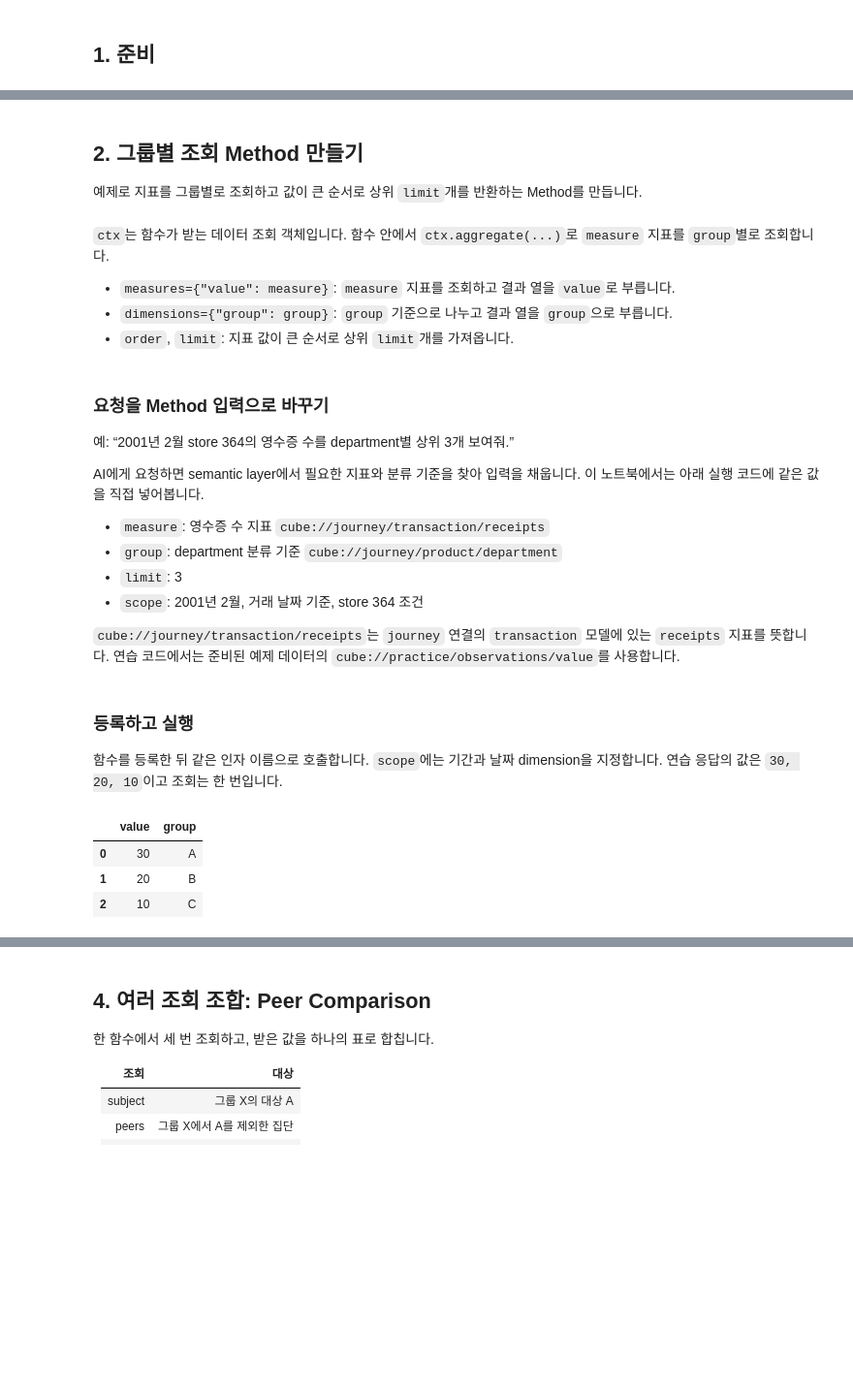
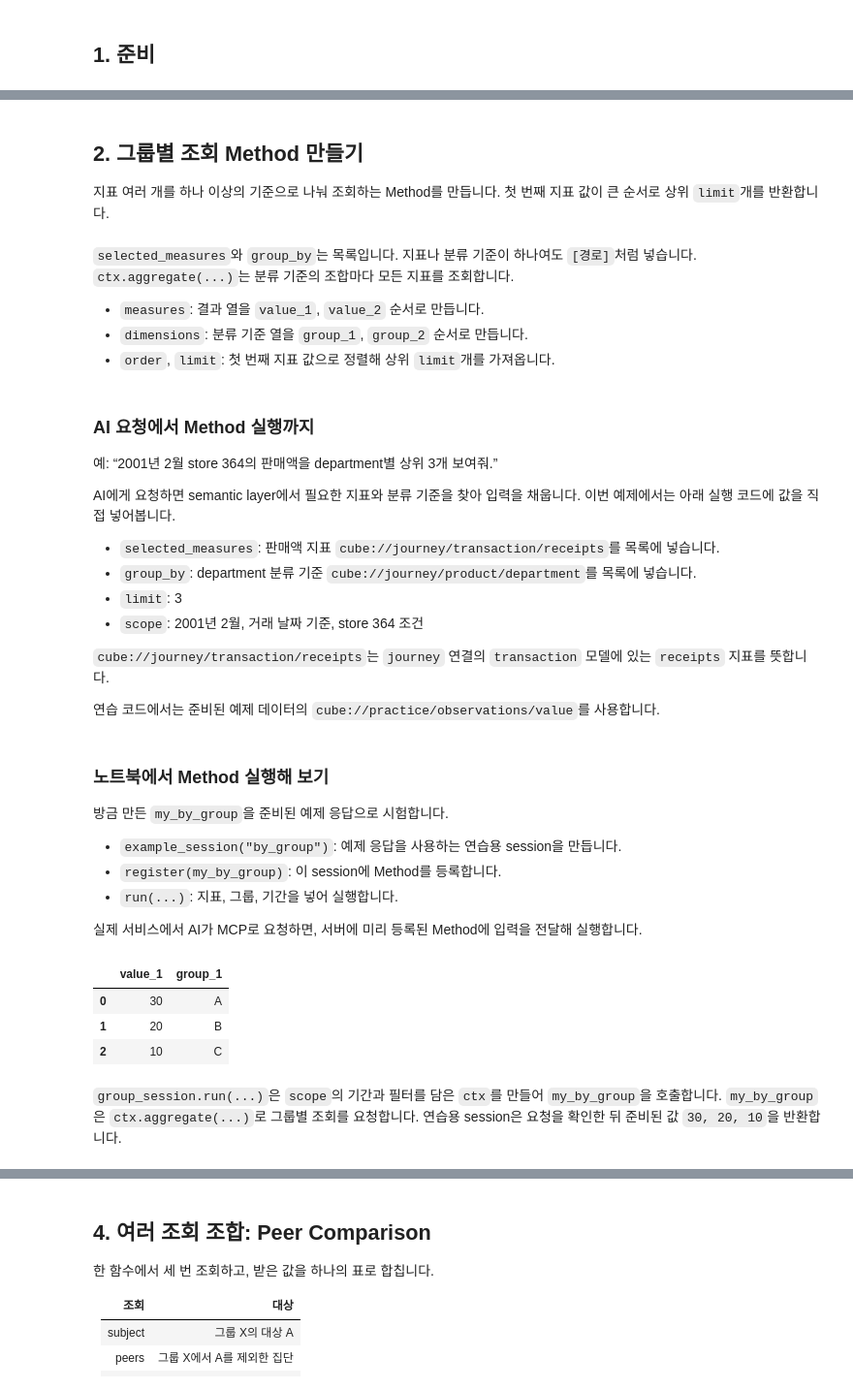
Before and after one commit to haechangcho/decision-layer, a Jupyter notebook: examples/methods/patterns/write_your_method.ko.ipynb, the cells around one changed output, grey strips where cells are left out. Shown at 97% size. Cells and saved outputs as stored; diff of their text form; code cells hidden in the pictures; blank space fills up the shorter version.

Commit message:
Refine bilingual Method workshop with multi-field examples

```diff
--- a/examples/methods/patterns/write_your_method.ko.ipynb
+++ b/examples/methods/patterns/write_your_method.ko.ipynb
@@ -35,65 +43,75 @@ def show_table(data):
 # %% [markdown]
 ## 2. 그룹별 조회 Method 만들기
 
-예제로 지표를 그룹별로 조회하고 값이 큰 순서로 상위 `limit`개를 반환하는 Method를 만듭니다.
+지표 여러 개를 하나 이상의 기준으로 나눠 조회하는 Method를 만듭니다. 첫 번째 지표 값이 큰 순서로 상위 `limit`개를 반환합니다.
 # %%
 @method("workshop.by_group", version="1.0.0", interpretation="descriptive")
-async def my_by_group(ctx, *, measure: Measure, group: Dimension,
-                          limit: int = 3) -> Table:
+async def my_by_group(ctx, *, selected_measures: list[Measure],
+                      group_by: list[Dimension], limit: int = 3) -> Table:
     data = await ctx.aggregate(
-        measures={"value": measure},
-        dimensions={"group": group},
-        order=[(measure, "desc")],
+        measures={f"value_{i}": ref for i, ref in enumerate(selected_measures, 1)},
+        dimensions={f"group_{i}": ref for i, ref in enumerate(group_by, 1)},
+        order=[(selected_measures[0], "desc")],
         limit=limit,
     )
     return Table.from_dataset(data, require_non_empty=True)
 # %% [markdown]
-`ctx`는 함수가 받는 데이터 조회 객체입니다. 함수 안에서 `ctx.aggregate(...)`로 `measure` 지표를 `group`별로 조회합니다.
+`selected_measures`와 `group_by`는 목록입니다. 지표나 분류 기준이 하나여도 `[경로]`처럼 넣습니다. `ctx.aggregate(...)`는 분류 기준의 조합마다 모든 지표를 조회합니다.
 
-- `measures={"value": measure}`: `measure` 지표를 조회하고 결과 열을 `value`로 부릅니다.
-- `dimensions={"group": group}`: `group` 기준으로 나누고 결과 열을 `group`으로 부릅니다.
-- `order`, `limit`: 지표 값이 큰 순서로 상위 `limit`개를 가져옵니다.
+- `measures`: 결과 열을 `value_1`, `value_2` 순서로 만듭니다.
+- `dimensions`: 분류 기준 열을 `group_1`, `group_2` 순서로 만듭니다.
+- `order`, `limit`: 첫 번째 지표 값으로 정렬해 상위 `limit`개를 가져옵니다.
 # %% [markdown]
-### 요청을 Method 입력으로 바꾸기
+### AI 요청에서 Method 실행까지
 
-예: “2001년 2월 store 364의 영수증 수를 department별 상위 3개 보여줘.”
+예: “2001년 2월 store 364의 판매액을 department별 상위 3개 보여줘.”
 
-AI에게 요청하면 semantic layer에서 필요한 지표와 분류 기준을 찾아 입력을 채웁니다. 이 노트북에서는 아래 실행 코드에 같은 값을 직접 넣어봅니다.
+AI에게 요청하면 semantic layer에서 필요한 지표와 분류 기준을 찾아 입력을 채웁니다. 이번 예제에서는 아래 실행 코드에 값을 직접 넣어봅니다.
 
-- `measure`: 영수증 수 지표 `cube://journey/transaction/receipts`
-- `group`: department 분류 기준 `cube://journey/product/department`
+- `selected_measures`: 판매액 지표 `cube://journey/transaction/receipts`를 목록에 넣습니다.
+- `group_by`: department 분류 기준 `cube://journey/product/department`를 목록에 넣습니다.
 - `limit`: 3
 - `scope`: 2001년 2월, 거래 날짜 기준, store 364 조건
 
-`cube://journey/transaction/receipts`는 `journey` 연결의 `transaction` 모델에 있는 `receipts` 지표를 뜻합니다. 연습 코드에서는 준비된 예제 데이터의 `cube://practice/observations/value`를 사용합니다.
+`cube://journey/transaction/receipts`는 `journey` 연결의 `transaction` 모델에 있는 `receipts` 지표를 뜻합니다.
+
+연습 코드에서는 준비된 예제 데이터의 `cube://practice/observations/value`를 사용합니다.
 # %% [markdown]
-### 등록하고 실행
+### 노트북에서 Method 실행해 보기
 
-함수를 등록한 뒤 같은 인자 이름으로 호출합니다. `scope`에는 기간과 날짜 dimension을 지정합니다. 연습 응답의 값은 `30, 20, 10`이고 조회는 한 번입니다.
+방금 만든 `my_by_group`을 준비된 예제 응답으로 시험합니다.
+
+- `example_session("by_group")`: 예제 응답을 사용하는 연습용 session을 만듭니다.
+- `register(my_by_group)`: 이 session에 Method를 등록합니다.
+- `run(...)`: 지표, 그룹, 기간을 넣어 실행합니다.
+
+실제 서비스에서 AI가 MCP로 요청하면, 서버에 미리 등록된 Method에 입력을 전달해 실행합니다.
 # %%
 group_session = await example_data.example_session("by_group")
 group_session.register(my_by_group)
 
 trial = await group_session.run(
     my_by_group,
-    measure="cube://practice/observations/value",
-    group="cube://practice/observations/group",
+    selected_measures=["cube://practice/observations/value"],
+    group_by=["cube://practice/observations/group"],
     scope=Scope(
         ("2026-02-01", "2026-02-28"),
         "cube://practice/observations/date",
     ),
     limit=3,
 )
 
 assert trial.result.status == "success"
-assert [row["value"] for row in trial.result.primary.data] == [30, 20, 10]
+assert [row["value_1"] for row in trial.result.primary.data] == [30, 20, 10]
 assert len(trial.attempts) == 1
 show_table(trial.result.primary.data)
 
 group_session.close()
 # %% [output]
-|  | value | group |
+|  | value_1 | group_1 |
 | 0 | 30 | A |
 | 1 | 20 | B |
 | 2 | 10 | C |
+# %% [markdown]
+`group_session.run(...)`은 `scope`의 기간과 필터를 담은 `ctx`를 만들어 `my_by_group`을 호출합니다. `my_by_group`은 `ctx.aggregate(...)`로 그룹별 조회를 요청합니다. 연습용 session은 요청을 확인한 뒤 준비된 값 `30, 20, 10`을 반환합니다.
 # %% [markdown]
```
Also changed, not shown: parts of 20 cells of this notebook, 3 other files.
